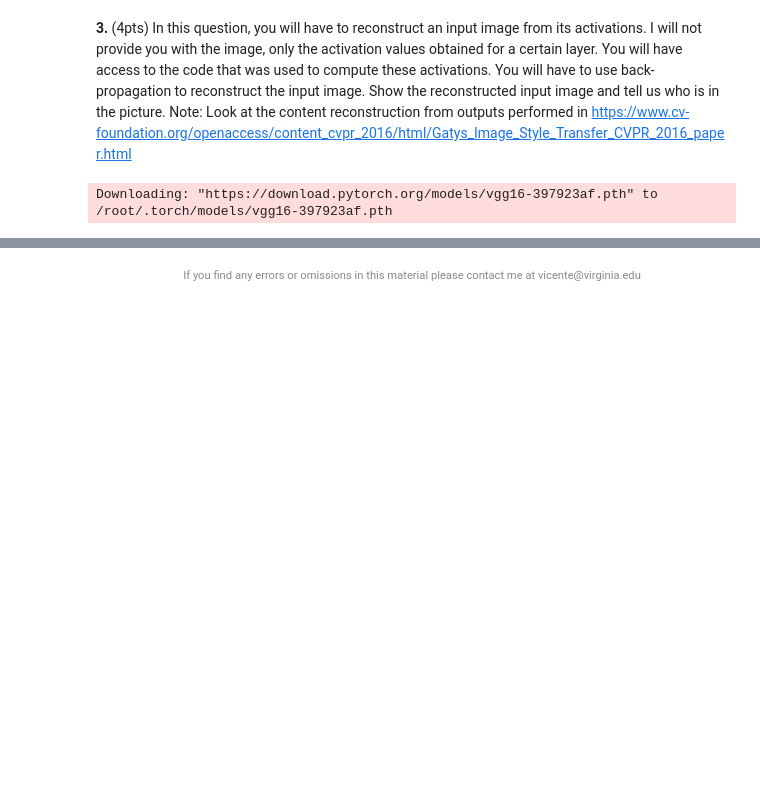
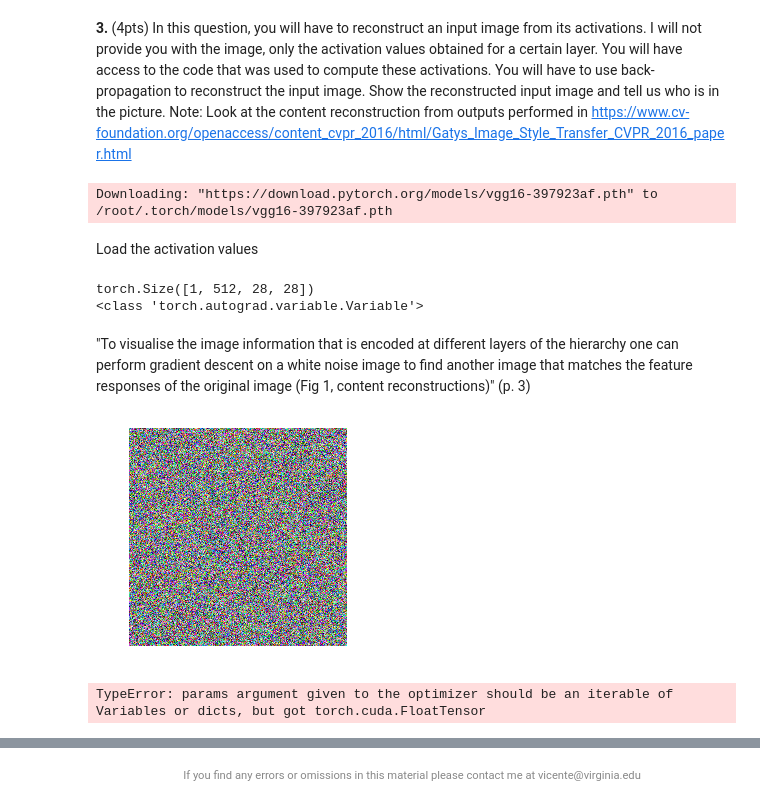
Before and after one commit to thommiano/cvr_6501-009, a Jupyter notebook: lab_4/rnn_lab.ipynb, the cells around one changed output, grey strips where cells are left out. Saved outputs shown, nothing was run; the diff lists cells and outputs as text; code cells hidden in the pictures; blank space fills up the shorter version.

Commit message:
got gradients of input

```diff
--- a/lab_4/rnn_lab.ipynb
+++ b/lab_4/rnn_lab.ipynb
@@ -711,0 +715,37 @@ p = open('layer-19-output.p', 'w')
+# %% [markdown]
+Load the activation values
+# %%
+with open('layer-19-output.p', 'rb') as pickle_file:
+    target_activations = torch.load(pickle_file)
+    target_activations = Variable(target_activations.cuda())
+print(target_activations.size())
+print(type(target_activations))
+# %% [output]
+torch.Size([1, 512, 28, 28])
+<class 'torch.autograd.variable.Variable'>
+# %% [markdown]
+"To visualise the image information that is encoded at
+different layers of the hierarchy one can perform gradient
+descent on a white noise image to find another image that
+matches the feature responses of the original image (Fig 1,
+content reconstructions)" (p. 3)
+# %%
+import matplotlib.pyplot as plt
+%matplotlib inline
+
+noise_image = np.random.random((256,256,3))
+# plt.imshow(noise_image)
+
+preprocessFn = transforms.Compose([transforms.Scale(256),
+                                   transforms.CenterCrop(224),
+                                   transforms.ToTensor(),
+                                   transforms.Normalize(mean = [0.485, 0.456, 0.406],
+                                                        std=[0.229, 0.224, 0.225])])
+
+noise_image = Image.fromarray(np.uint8(noise_image * 255)).convert('RGB')
+inputVar =  Variable(preprocessFn(noise_image).unsqueeze(0).cuda(), requires_grad=True)
+inputVar.grad = Variable(torch.randn(1,3,224,224).cuda())
+
+imshow(inputVar.data)
+# %% [output]
+[figure, added]
@@ -711,0 +803,27 @@ p = open('layer-19-output.p', 'w')
+# %%
+import time
+
+my_model = MyNetwork().cuda()
+
+# optimizer = torch.optim.Adam(model.parameters(), lr = 0.0005)
+optimizer = torch.optim.LBFGS(inputVar.data)
+criterion = nn.MSELoss().cuda()
+loss_list = []
+
+t0 = time.time()
+
+for i in range(0,500):
+
+    current_input = my_model(inputVar)
+
+    # the mean squared difference between Fl and Pl is computed to give the content loss Lcontent (right)
+    loss = criterion(current_input, target_activations)
+    loss_list.append(loss.data[0])
+#     optimizer.zero_grad()
+    loss.backward()
+    optimizer.step()
+
+tn = time.time()
+print(tn - t0)
+# %% [output]
+TypeError: params argument given to the optimizer should be an iterable of Variables or dicts, but got torch.cuda.FloatTensor
```
Also changed, not shown: parts of 9 cells of this notebook, 1 other file.
